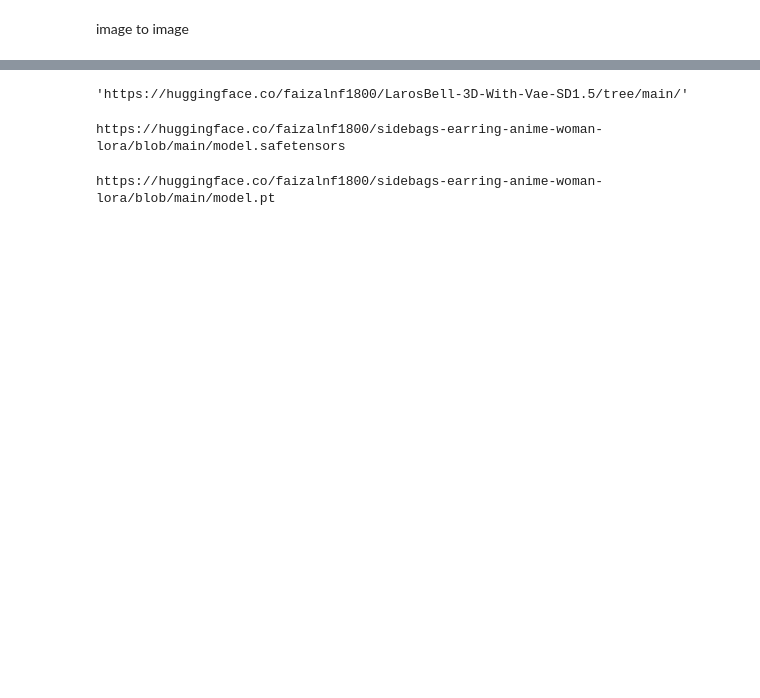
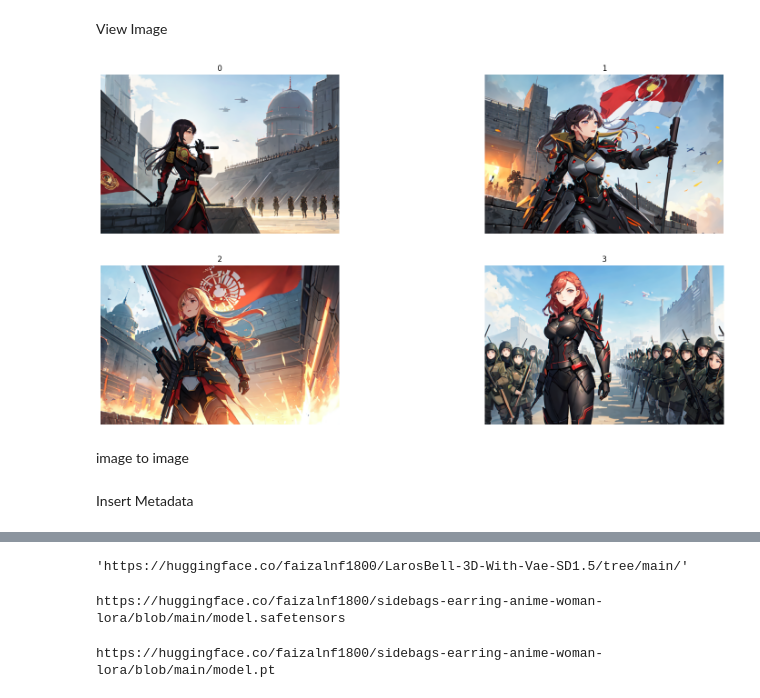
Before and after one commit to WdangTehSeeker3245/belajar-diffusers-stable-diffusion, a Jupyter notebook: Try_Stable_Diffusion_Model_and_Push_to_Hub_With_Metadata_Embeding.ipynb, the cells around one changed output, grey strips where cells are left out. Saved outputs shown, nothing was run; the diff lists cells and outputs as text; code cells hidden in the pictures; blank space fills up the shorter version.

Commit message:
Update feature to view image before save

```diff
--- a/Try_Stable_Diffusion_Model_and_Push_to_Hub_With_Metadata_Embeding.ipynb
+++ b/Try_Stable_Diffusion_Model_and_Push_to_Hub_With_Metadata_Embeding.ipynb
@@ -31,9 +34,9 @@ hf_hub_download(repo_id="faizalnf1800/sidebangs-earring-anime-woman-lora-stinger
 # repo = "/content/stingermix_v30.safetensors"
 # repo = "/content/stingermix_v40.safetensors"
 # repo = "/content/everyjourney.safetensors"
-# repo = "/content/meinamix_meinaV11.safetensors"
-repo = "larosbell_3d.safetensors"
-vae_id = "ClearVAE_V2.3_fp16.safetensors"
+repo = "/content/meinamix_meinaV11.safetensors"
+# repo = "larosbell_3d.safetensors"
+# vae_id = "ClearVAE_V2.3_fp16.safetensors"
 # %%
 # pipe = StableDiffusionPipeline.from_pretrained("faizalnf1800/StingerMix-v4.0-Pruned-SD1.5",
 #                                             torch_dtype=torch_dtype,
@@ -73,15 +78,18 @@ pipe.fuse_lora(lora_scale=lora_scale)
 # %%
 pipe.unfuse_lora()
 # %%
+# @title Inference Settings
+
 # prompt = "SIBeaR,portrait,beautiful,anime woman,sitting on black horses,long black hair,halfbody,wavy hair,sidebangs hairstyle and earring,1girl,novel illustration,photorealistic,masterpiece,detailed"
-prompt = "SIBeaR,photorealistic,anime woman,knight,riding on black horses,long black hair,wavy hair,illustration,materpiece,detailed"
-negative_prompt = "bad leg,multiple leg,ugly,worst quality,bad hand,bad anatomy,blurry,cropped,black dot in ear,watermark,white dot in face"
-width = 512
-height = 512
+prompt = "beautiful woman commander,defense wall,public speech,brave,optimism,no fear expression,strategic atmosphere,wallpaper,long distance camera view,speech platform,front line defense wall,anime style,illustration,indonesia flag,crowd people background,futuristic background,detailed,high quality,masterpiece" # @param {type:"string"}
+negative_prompt = "EasyNegative,worst quality,bad hand,interlocked finger,bad anatomy,extra limbs,extra arms,extra leg,watermark,nonsensical picture,lifeless picture,undetailed face,usa flag,america flag" # @param {type:"string"}
+# width = 512
+width = 768 # @param {type:"integer"}
+height = 512 # @param {type:"integer"}
 # height = 768
 size=str(width)+"x"+str(height)
-cfg_scale = 7.0
-steps = 30
-sampler = "DPM++ Karras"
-modelname = "StingerMix"
-loraname = "Sidebangs_Hairstyle_Plus_Earring"
+cfg_scale = 7 # @param {type:"integer"}
+steps = 20 # @param {type:"integer"}
+sampler = "DPM++ SDE Karras" # @param {type:"string"}
+modelname = "MeinaMix11" # @param {type:"string"}
+loraname = "" # @param {type:"string"}
@@ -106,3 +116,21 @@ images = pipe(
+# %% [markdown]
+View Image
+# %%
+def plot_images(images):
+    N = len(images)
+    n_cols = 2
+    n_rows = int(np.ceil(N / n_cols))
+
+    plt.figure(figsize = (20, 5 * n_rows))
+    for i in range(len(images)):
+        plt.subplot(n_rows, n_cols, i + 1)
+        plt.title(i)
+        plt.imshow(np.array(images[i]))
+        plt.axis(False)
+    plt.show()
+plot_images(images)
+# %% [output]
+[figure, added]
 # %% [markdown]
 image to image
 # %%
@@ -132,6 +160,8 @@ images = pipe(
         ).images
 # %%
 images
+# %% [markdown]
+Insert Metadata
 # %%
 !pip install pyexiv2
 # %% [output]
```
Also changed, not shown: parts of 15 cells of this notebook.
